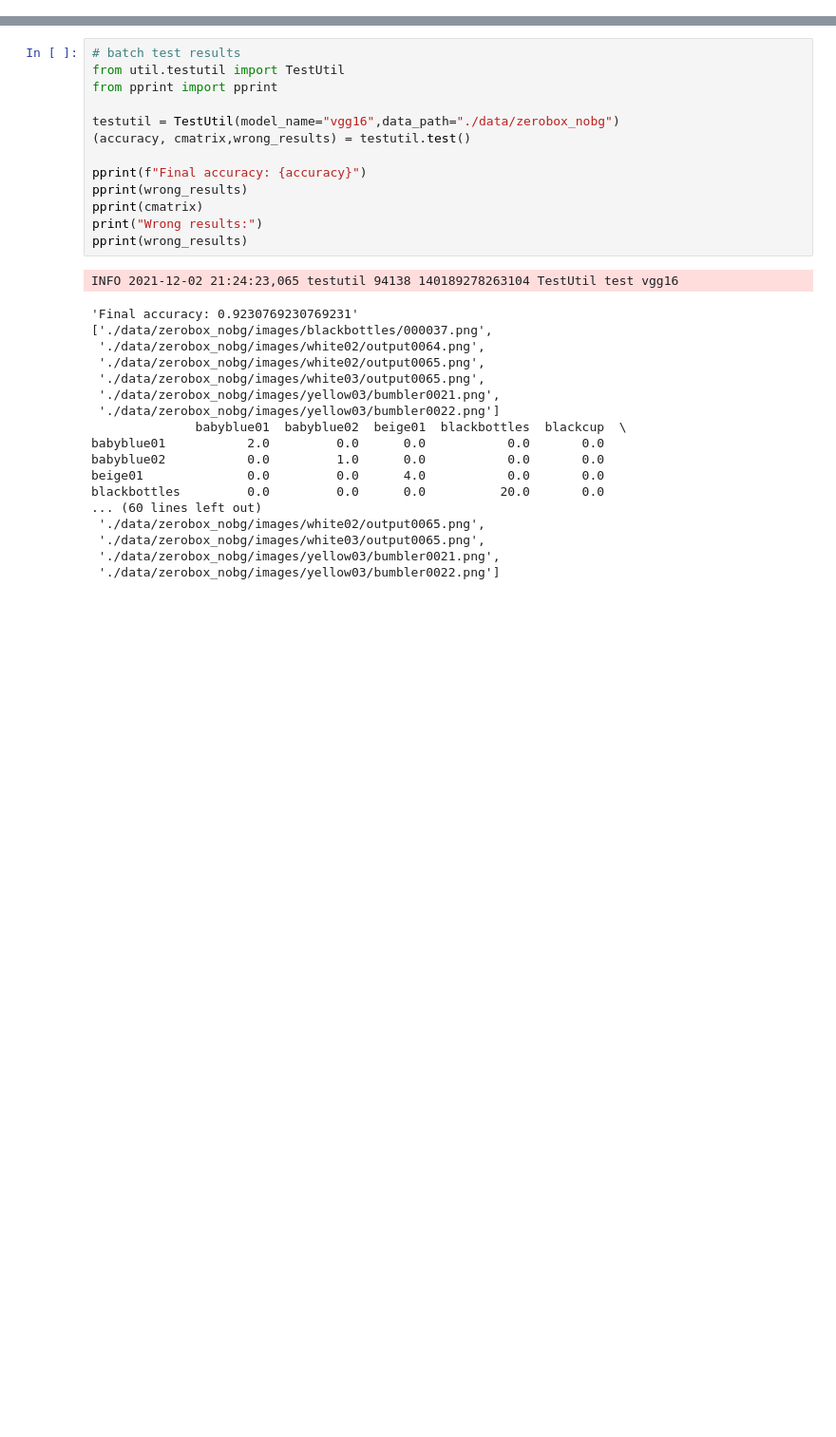
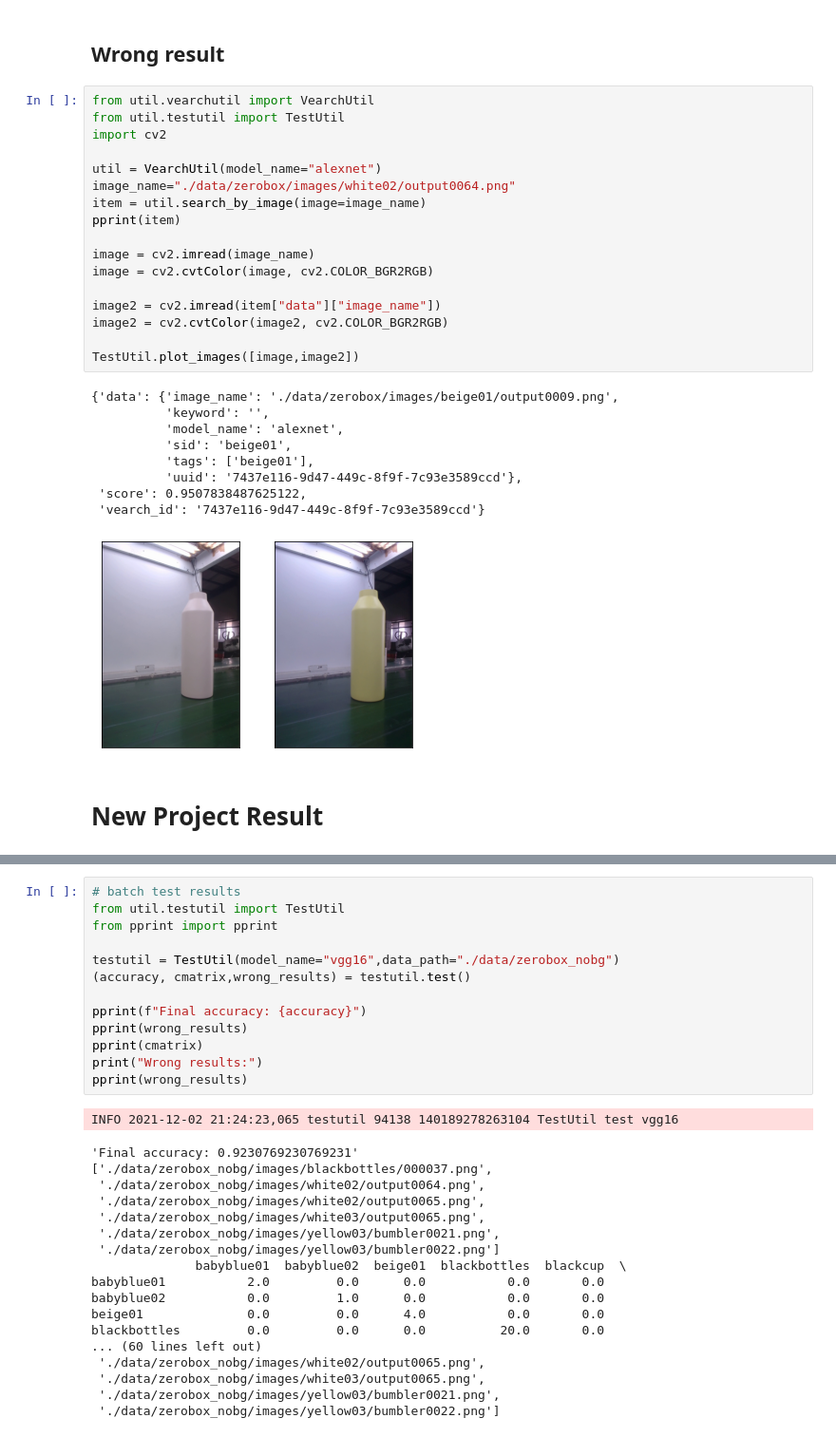
Before and after one commit to MM2021-811/ImageIdentification, a Jupyter notebook: compares.ipynb, the cells around one changed output, grey strips where cells are left out. Shown at 95% size. Drawn from its saved outputs; the diff is of its cells as text; blank space fills up the shorter version.

```diff
--- a/compares.ipynb
+++ b/compares.ipynb
@@ -133,3 +150,34 @@ white02            0.0         0.0      1.0         0.0       0.0    0.0
+# %% [markdown]
+## Wrong result
+# %%
+from util.vearchutil import VearchUtil
+from util.testutil import TestUtil
+import cv2
+
+util = VearchUtil(model_name="alexnet")
+image_name="./data/zerobox/images/white02/output0064.png"
+item = util.search_by_image(image=image_name)
+pprint(item)
+
+image = cv2.imread(image_name)
+image = cv2.cvtColor(image, cv2.COLOR_BGR2RGB)
+
+image2 = cv2.imread(item["data"]["image_name"])
+image2 = cv2.cvtColor(image2, cv2.COLOR_BGR2RGB)
+
+TestUtil.plot_images([image,image2])
+# %% [output]
+{'data': {'image_name': './data/zerobox/images/beige01/output0009.png',
+          'keyword': '',
+          'model_name': 'alexnet',
+          'sid': 'beige01',
+          'tags': ['beige01'],
+          'uuid': '7437e116-9d47-449c-8f9f-7c93e3589ccd'},
+ 'score': 0.9507838487625122,
+ 'vearch_id': '7437e116-9d47-449c-8f9f-7c93e3589ccd'}
+[figure, added]
+# %% [markdown]
+# New Project Result
 # %%
 from util.load_bottles import load_data_to_vearch
 from init_vearch_local import create_space,delete_space,create_db
```
Also changed, not shown: parts of 11 cells of this notebook, 3 other files.
